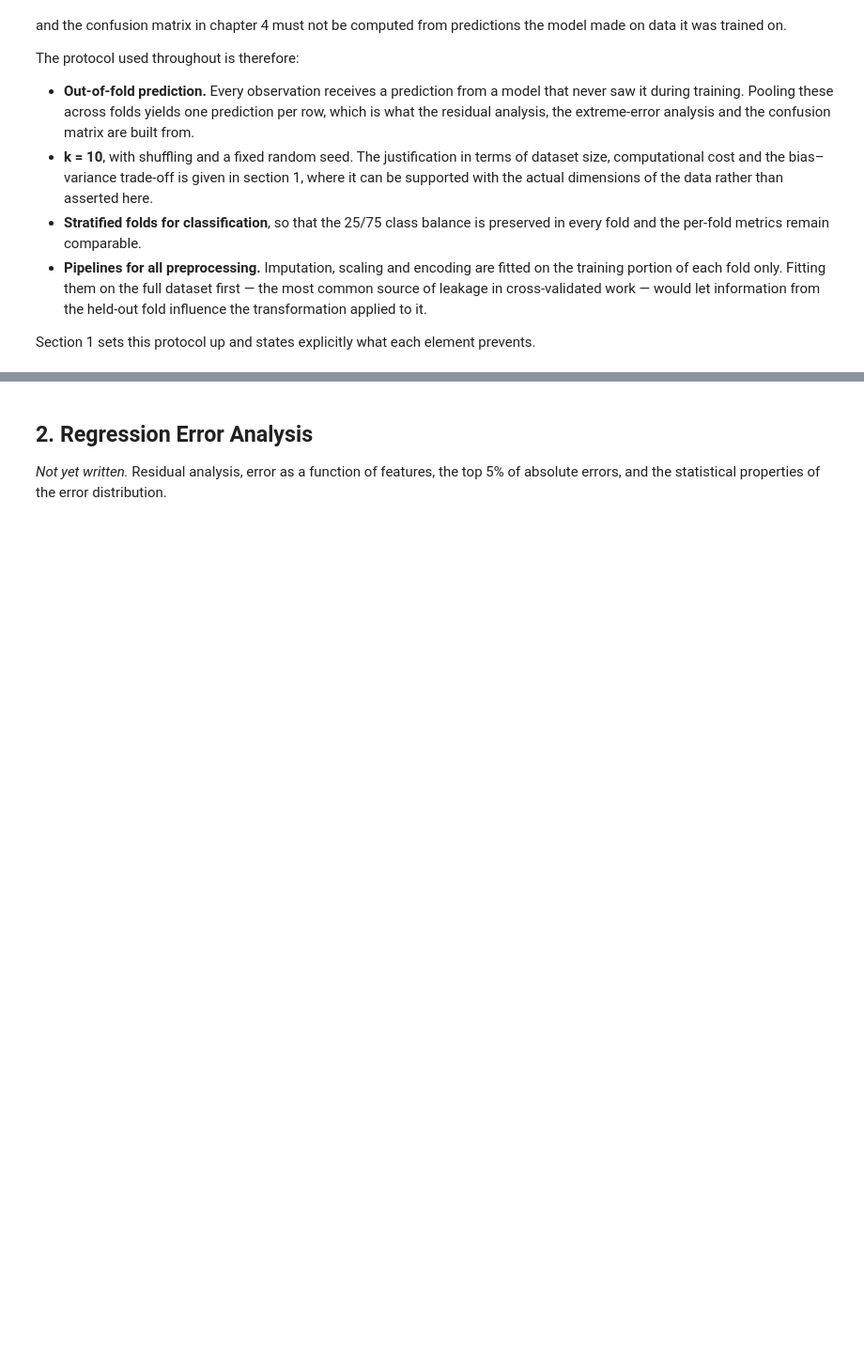
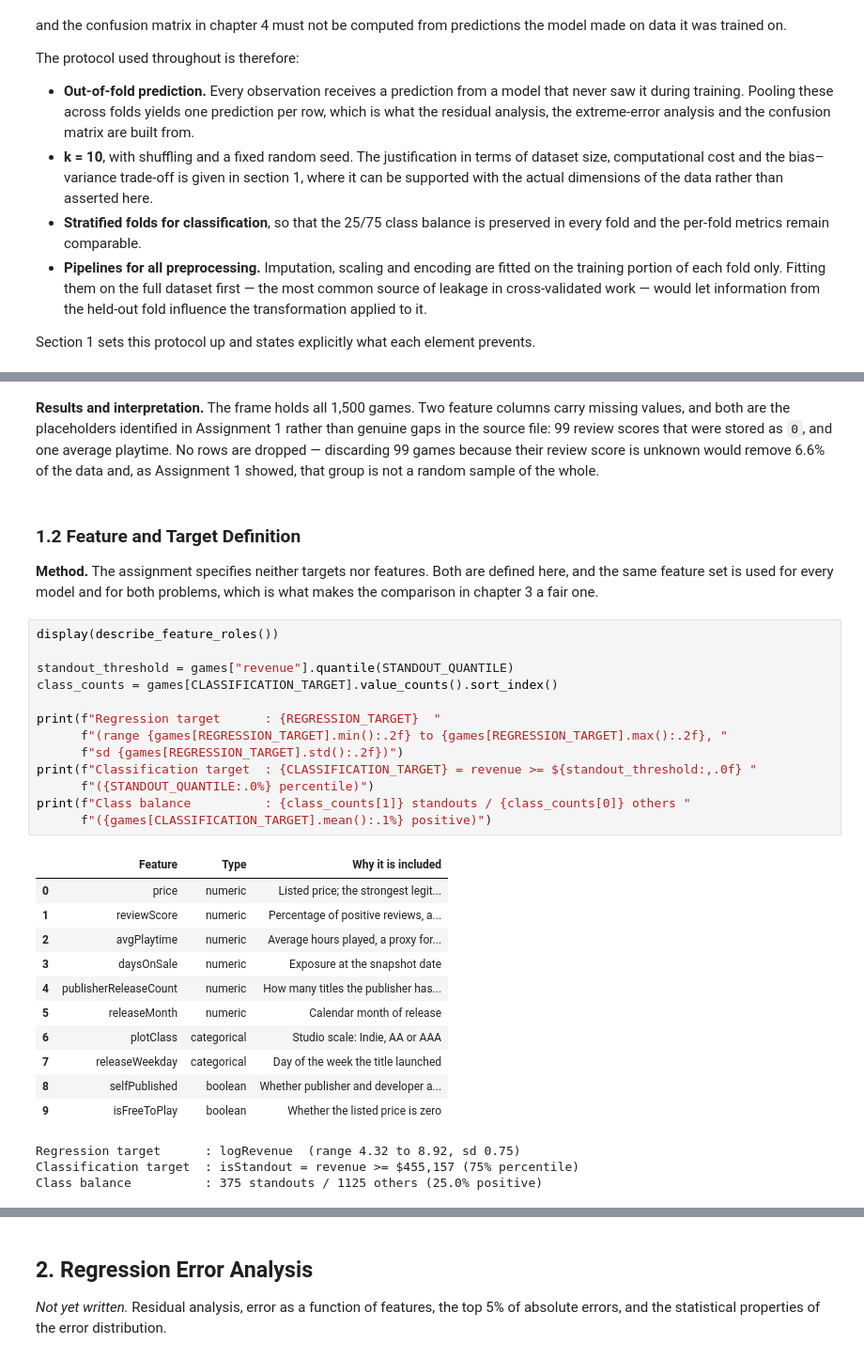
Before and after one commit to shonmazon/Data_Science, a Jupyter notebook: assignment2-error-analysis/notebooks/steam_error_analysis.ipynb, the cells around one changed output, grey strips where cells are left out. Shown at 94% size. Drawn from its saved outputs; the diff is of its cells as text; blank space fills up the shorter version.

```diff
--- a/assignment2-error-analysis/notebooks/steam_error_analysis.ipynb
+++ b/assignment2-error-analysis/notebooks/steam_error_analysis.ipynb
@@ -202,0 +273,41 @@ prevents.
+# %% [markdown]
+**Results and interpretation.** The frame holds all 1,500 games. Two feature
+columns carry missing values, and both are the placeholders identified in
+Assignment 1 rather than genuine gaps in the source file: 99 review scores that
+were stored as `0`, and one average playtime. No rows are dropped — discarding
+99 games because their review score is unknown would remove 6.6% of the data and,
+as Assignment 1 showed, that group is not a random sample of the whole.
+# %% [markdown]
+### 1.2 Feature and Target Definition
+
+**Method.** The assignment specifies neither targets nor features. Both are
+defined here, and the same feature set is used for every model and for both
+problems, which is what makes the comparison in chapter 3 a fair one.
+# %%
+display(describe_feature_roles())
+
+standout_threshold = games["revenue"].quantile(STANDOUT_QUANTILE)
+class_counts = games[CLASSIFICATION_TARGET].value_counts().sort_index()
+
+print(f"Regression target      : {REGRESSION_TARGET}  "
+      f"(range {games[REGRESSION_TARGET].min():.2f} to {games[REGRESSION_TARGET].max():.2f}, "
+      f"sd {games[REGRESSION_TARGET].std():.2f})")
+print(f"Classification target  : {CLASSIFICATION_TARGET} = revenue >= ${standout_threshold:,.0f} "
+      f"({STANDOUT_QUANTILE:.0%} percentile)")
+print(f"Class balance          : {class_counts[1]} standouts / {class_counts[0]} others "
+      f"({games[CLASSIFICATION_TARGET].mean():.1%} positive)")
+# %% [output]
+|  | Feature | Type | Why it is included |
+| 0 | price | numeric | Listed price; the strongest legit... |
+| 1 | reviewScore | numeric | Percentage of positive reviews, a... |
+| 2 | avgPlaytime | numeric | Average hours played, a proxy for... |
+| 3 | daysOnSale | numeric | Exposure at the snapshot date |
+| 4 | publisherReleaseCount | numeric | How many titles the publisher has... |
+| 5 | releaseMonth | numeric | Calendar month of release |
+| 6 | plotClass | categorical | Studio scale: Indie, AA or AAA |
+| 7 | releaseWeekday | categorical | Day of the week the title launched |
+| 8 | selfPublished | boolean | Whether publisher and developer a... |
+| 9 | isFreeToPlay | boolean | Whether the listed price is zero |
+Regression target      : logRevenue  (range 4.32 to 8.92, sd 0.75)
+Classification target  : isStandout = revenue >= $455,157 (75% percentile)
+Class balance          : 375 standouts / 1125 others (25.0% positive)
```
Also changed, not shown: parts of 17 cells of this notebook, 3 other files.
